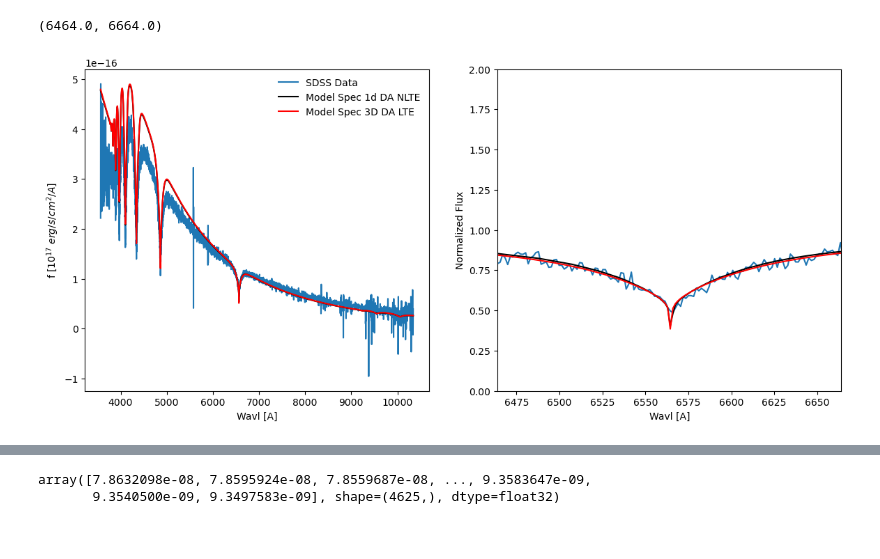
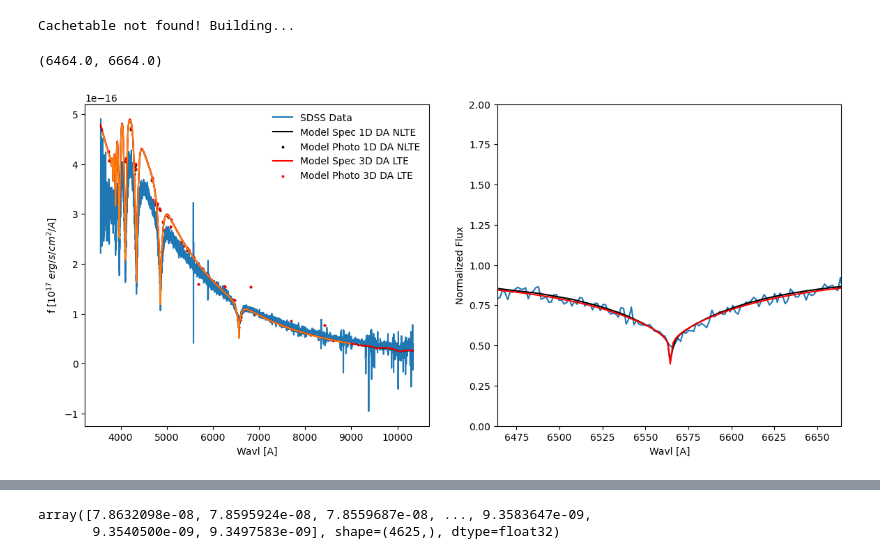
Before and after one commit to stefanarseneau/wd_interpolator, a Jupyter notebook: util/buildcache.ipynb, the cells around one changed output, grey strips where cells are left out. Saved outputs shown, nothing was run; the diff lists cells and outputs as text; code cells hidden in the pictures.

```diff
--- a/util/buildcache.ipynb
+++ b/util/buildcache.ipynb
@@ -21,12 +25,14 @@ corv_interp = corv.models.WarwickDAModel('1d_da_nlte').interpolator
 filters = lib.content
 
 name_old = '3d_da_lte_h2'
-interpolator_old = interp.interpolator.Spectrum(model = name_old, units = 'flam', wavl_range=(2000, 12000))
-#photometry_old = interp.interpolator.WarwickDAInterpolator(model = name_old, bands = filters)
+interpolator_old = interp.interpolator.WarwickSpectrum(model = name_old, units = 'flam', wavl_range=(2000, 12000))
+photometry_old = interp.interpolator.WarwickPhotometry(model = name_old, bands = filters)
 
 name = '1d_da_nlte'
-interpolator = interp.interpolator.Spectrum(model = name, units = 'flam', wavl_range=(2000, 12000))
-#photometry = interp.interpolator.WarwickDAInterpolator(model = name, bands = filters)
+interpolator = interp.interpolator.WarwickSpectrum(model = name, units = 'flam', wavl_range=(2000, 12000))
+photometry = interp.interpolator.WarwickPhotometry(model = name, bands = filters)
+# %% [output]
+Cachetable not found! Building...
 # %%
 plate = 4239
 mjd = 55458
@@ -47,40 +53,41 @@ wl_model = interpolator_old.wavl
 fl_mod_old = np.interp(wl, wl_model, fl_model)
 photo_wavls = np.array([lib[band].lpivot.to('AA').value for band in filters])
 mask = (3600 < photo_wavls) * (photo_wavls < 9000)
-#photo_fl_old = 4*np.pi*photometry_old(teff, logg)[mask] * ((radius*radius_sun) / (distance*pc_to_m))**2
+photo_fl_old = 4*np.pi*photometry_old(teff, logg)[mask] * ((radius*radius_sun) / (distance*pc_to_m))**2
 # 1d_da_nlte
 fl_model =4*np.pi*interpolator(teff, logg) * ((radius*radius_sun) / (distance*pc_to_m))**2
 wl_model = interpolator.wavl
 fl_mod = np.interp(wl, wl_model, fl_model)
 
 photo_wavls = np.array([lib[band].lpivot.to('AA').value for band in filters])
 mask = (3600 < photo_wavls) * (photo_wavls < 9000)
-#photo_fl = 4*np.pi*photometry(teff, logg)[mask] * ((radius*radius_sun) / (distance*pc_to_m))**2
+photo_fl = 4*np.pi*photometry(teff, logg)[mask] * ((radius*radius_sun) / (distance*pc_to_m))**2
 
 obsfit = np.polyfit(wl, fl, deg=3)
 modfit = np.polyfit(wl, fl_mod, deg=3)
 modfit_old = np.polyfit(wl, fl_mod_old, deg=3)
 
 
 fig, ax = plt.subplots(ncols=2, figsize=(14,6))
 ax[0].plot(wl, fl, label = 'SDSS Data')
-ax[0].plot(wl, fl_mod, c='k', label = 'Model Spec 1d DA NLTE')
-#ax[0].scatter(photo_wavls[mask], photo_fl, c='k', s=3, label = 'Model Photo 1d DA NLTE')
+ax[0].plot(wl, fl_mod, c='k', label = 'Model Spec 1D DA NLTE')
+ax[0].scatter(photo_wavls[mask], photo_fl, c='k', s=3, label = 'Model Photo 1D DA NLTE')
+ax[0].plot(corv_interp.wavl, 4*np.pi*corv_interp.model_spec((teff, logg)) * ((radius*radius_sun) / (distance*pc_to_m))**2, zorder=100)
 ax[0].plot(wl, fl_mod_old, c='red', label = 'Model Spec 3D DA LTE')
-#ax[0].scatter(photo_wavls[mask], photo_fl_old, c='red', s=3, label = 'Model Photo 3D DA LTE')
+ax[0].scatter(photo_wavls[mask], photo_fl_old, c='red', s=3, label = 'Model Photo 3D DA LTE')
 ax[0].set_xlabel('Wavl [A]')
 ax[0].set_ylabel(r'f [$10^{17}\text{ }erg/s/cm^2/A$]')
 ax[0].legend(framealpha=0)
 
 ax[1].plot(wl, fl/np.poly1d(obsfit)(wl), zorder=0)
 ax[1].plot(wl, fl_mod/np.poly1d(modfit)(wl), c='k')
 #ax[1].scatter(photo_wavls[mask], photo_fl/np.poly1d(modfit)(photo_wavls[mask]), c='k', s=3)
 ax[1].plot(wl, fl_mod_old/np.poly1d(modfit_old)(wl), c='red')
 #ax[1].scatter(photo_wavls[mask], photo_fl_old/np.poly1d(modfit_old)(photo_wavls[mask]), c='red', s=3)
 ax[1].set_ylim(0, 2)
 ax[1].set_xlabel('Wavl [A]')
 ax[1].set_ylabel('Normalized Flux')
 ax[1].set_xlim(6564-100, 6564+100)
 # %% [output]
 (6464.0, 6664.0)
-[figure, old version]
+[figure, new version]
```
Also changed, not shown: parts of 2 cells of this notebook.
